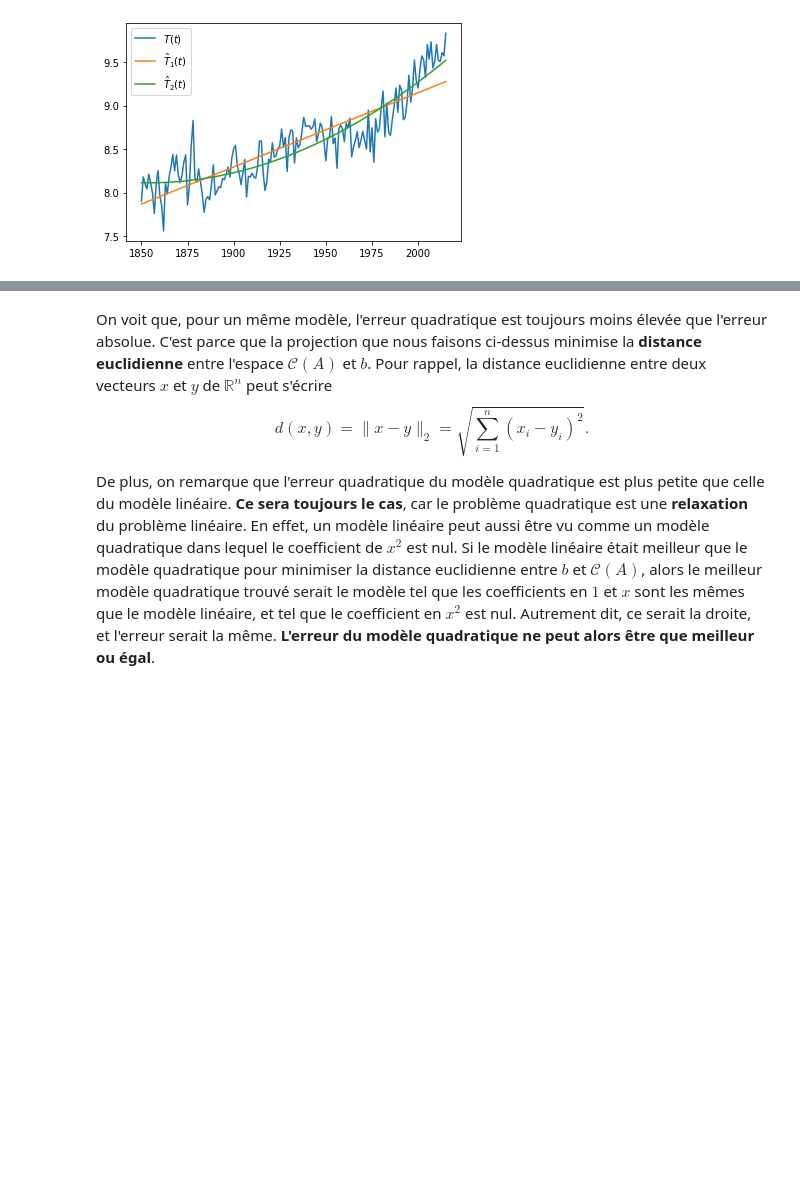
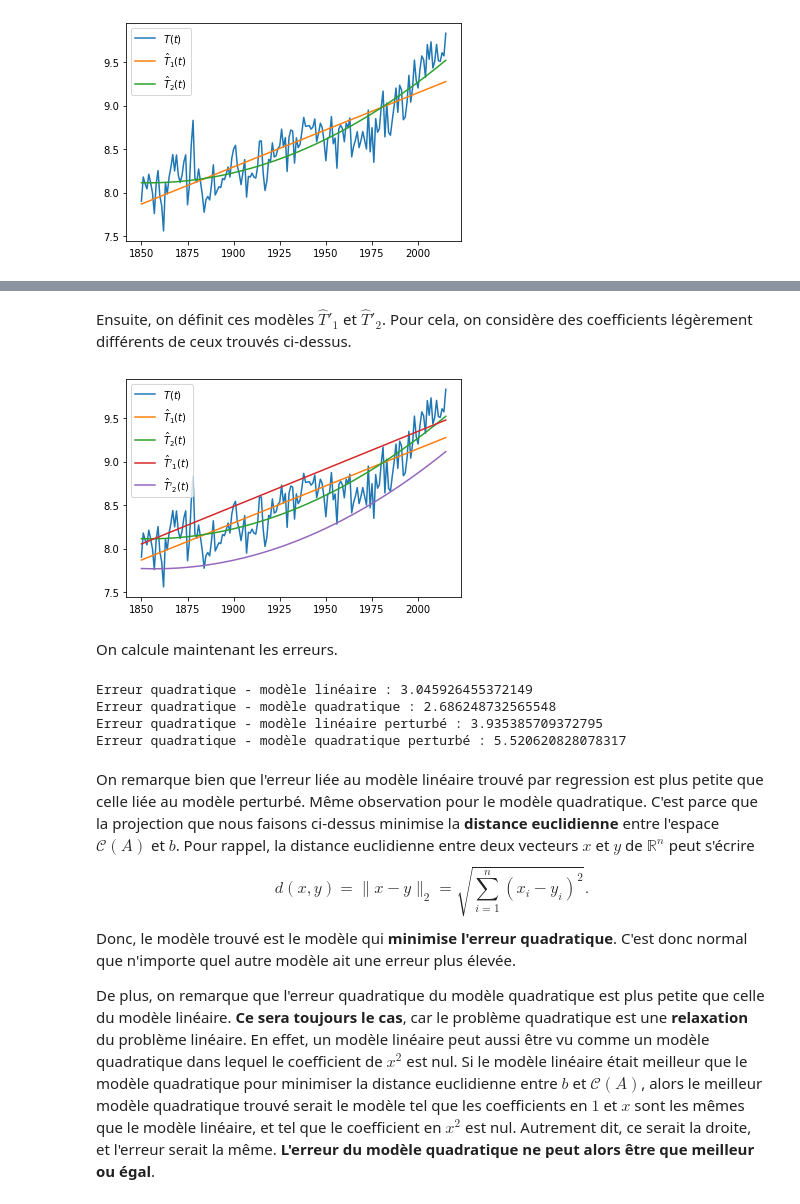
Before and after one commit to adrienbanse/LEPL1101_APP2, a Jupyter notebook: regression_python.ipynb, the cells around one changed output, grey strips where cells are left out. Cells and saved outputs as stored; diff of their text form; code cells hidden in the pictures; blank space fills up the shorter version.

```diff
--- a/regression_python.ipynb
+++ b/regression_python.ipynb
@@ -236,7 +231,41 @@ Erreur absolue - modèle quadratique : 27.611632028704946
+# %% [markdown]
+Ensuite, on définit ces modèles $\hat{T}'_1$ et $\hat{T}'_2$. Pour cela, on considère des coefficients légèrement différents de ceux trouvés ci-dessus.
+# %%
+x_hat_prime = x_hat + 1e-4
+x_hat_2_prime = x_hat_2 - 1e-7
+b_hat_prime = A @ x_hat_prime
+b_hat_2_prime = A_2 @ x_hat_2_prime
+
+plt.plot(df.year, df.temp, label = "$T(t)$")
+plt.plot(df.year, b_hat, label = "$\hat{T}_1(t)$")
+plt.plot(df.year, b_hat_2, label = "$\hat{T}_2(t)$")
+plt.plot(df.year, b_hat_prime, label = "$\hat{T}'_1(t)$")
+plt.plot(df.year, b_hat_2_prime, label = "$\hat{T}'_2(t)$")
+_ = plt.legend()
+# %% [output]
+[figure, added]
+# %% [markdown]
+On calcule maintenant les erreurs.
+# %%
+E_quad_lin = E_quad(b_hat)
+E_quad_quad = E_quad(b_hat_2)
+E_quad_lin_prime = E_quad(b_hat_prime)
+E_quad_quad_prime = E_quad(b_hat_2_prime)
+
+print("Erreur quadratique - modèle linéaire : {}".format(E_quad_lin))
+print("Erreur quadratique - modèle quadratique : {}".format(E_quad_quad))
+print("Erreur quadratique - modèle linéaire perturbé : {}".format(E_quad_lin_prime))
+print("Erreur quadratique - modèle quadratique perturbé : {}".format(E_quad_quad_prime))
+# %% [output]
+Erreur quadratique - modèle linéaire : 3.045926455372149
+Erreur quadratique - modèle quadratique : 2.686248732565548
+Erreur quadratique - modèle linéaire perturbé : 3.935385709372795
+Erreur quadratique - modèle quadratique perturbé : 5.520620828078317
 # %% [markdown]
-On voit que, pour un même modèle, l'erreur quadratique est toujours moins élevée que l'erreur absolue. C'est parce que la projection que nous faisons ci-dessus minimise la **distance euclidienne** entre l'espace $\mathcal{C}(A)$ et $b$. Pour rappel, la distance euclidienne entre deux vecteurs $x$ et $y$ de $\mathbb{R}^n$ peut s'écrire
+On remarque bien que l'erreur liée au modèle linéaire trouvé par regression est plus petite que celle liée au modèle perturbé. Même observation pour le modèle quadratique. C'est parce que la projection que nous faisons ci-dessus minimise la **distance euclidienne** entre l'espace $\mathcal{C}(A)$ et $b$. Pour rappel, la distance euclidienne entre deux vecteurs $x$ et $y$ de $\mathbb{R}^n$ peut s'écrire
 $$
     d(x, y) = \|x-y\|_2 = \sqrt{\sum_{i = 1}^n (x_i - y_i)^2 }.
 $$
+Donc, le modèle trouvé est le modèle qui **minimise l'erreur quadratique**. C'est donc normal que n'importe quel autre modèle ait une erreur plus élevée.
 
 De plus, on remarque que l'erreur quadratique du modèle quadratique est plus petite que celle du modèle linéaire. **Ce sera toujours le cas**, car le problème quadratique est une **relaxation** du problème linéaire. En effet, un modèle linéaire peut aussi être vu comme un modèle quadratique dans lequel le coefficient de $x^2$ est nul. Si le modèle linéaire était meilleur que le modèle quadratique pour minimiser la distance euclidienne entre $b$ et $\mathcal{C}(A)$, alors le meilleur modèle quadratique trouvé serait le modèle tel que les coefficients en $1$ et $x$ sont les mêmes que le modèle linéaire, et tel que le coefficient en $x^2$ est nul. Autrement dit, ce serait la droite, et l'erreur serait la même. **L'erreur du modèle quadratique ne peut alors être que meilleur ou égal**.
```
Also changed, not shown: parts of 4 cells of this notebook, 1 other file.
